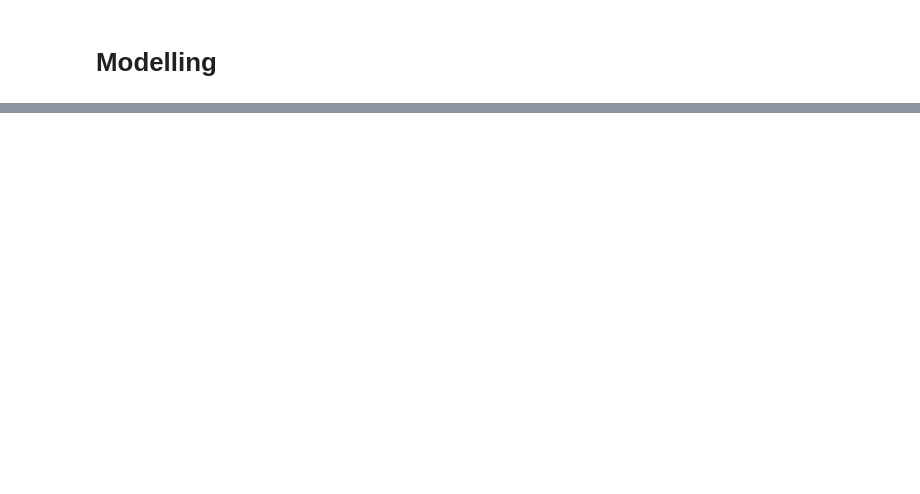
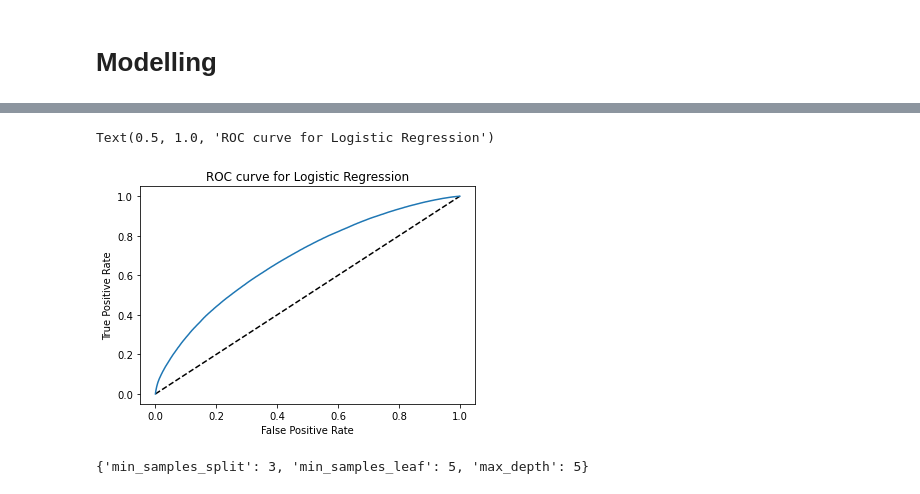
Before and after one commit to scharpham/Springboard, a Jupyter notebook: Capstone2/capstone2/notebooks/Capstone2-Modelling.ipynb, the cells around one changed output, grey strips where cells are left out. Saved outputs shown, nothing was run; the diff lists cells and outputs as text; code cells hidden in the pictures; blank space fills up the shorter version.

```diff
--- a/Capstone2/capstone2/notebooks/Capstone2-Modelling.ipynb
+++ b/Capstone2/capstone2/notebooks/Capstone2-Modelling.ipynb
@@ -105,0 +195,2 @@ array([[     0,      0,   8270],
+# %%
+y_fatalandserious = y['Fatal'] + y['Serious']
@@ -105,0 +199,11 @@ array([[     0,      0,   8270],
+# %%
+X_train, X_test, y_train, y_test = train_test_split(X, y_fatalandserious, test_size=0.30, random_state=42)
+# %%
+logistic = LogisticRegression(solver='saga', tol=1e-2, max_iter=200,
+                             random_state=0, n_jobs=-1)
+distributions = dict(C=np.arange(0,11), penalty=['l2', 'l1', 'elasticnet'])
+logclf = RandomizedSearchCV(logistic, distributions, random_state=0)
+# %%
+start = time.time()
+logclf.fit(X_train, y_train)
+message("Train_time="+str(round(((time.time()-start) /3600),3)) + ' hours')
@@ -105,0 +227,13 @@ array([[     0,      0,   8270],
+# %%
+y_pred_proba = logclf.predict_proba(X_test)[:,1]
+y_pred_proba = y_pred_proba.reshape(-1, 1)
+fpr, tpr, thresholds = roc_curve(y_test, y_pred_proba)
+
+plt.plot([0,1],[0,1], "k--")
+plt.plot(fpr, tpr)
+plt.xlabel('False Positive Rate')
+plt.ylabel('True Positive Rate')
+plt.title('ROC curve for Logistic Regression')
+# %% [output]
+Text(0.5, 1.0, 'ROC curve for Logistic Regression')
+[figure, added]
@@ -105,0 +253,4 @@ array([[     0,      0,   8270],
+# %%
+rfclf.best_params_
+# %% [output]
+{'min_samples_split': 3, 'min_samples_leaf': 5, 'max_depth': 5}
```
Also changed, not shown: parts of 70 cells of this notebook.
